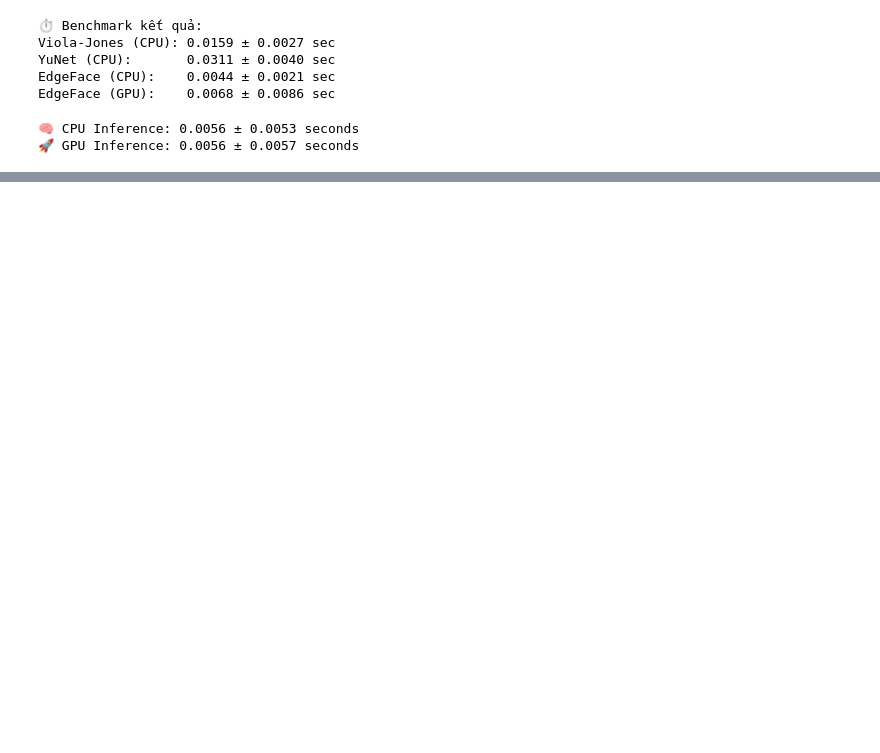
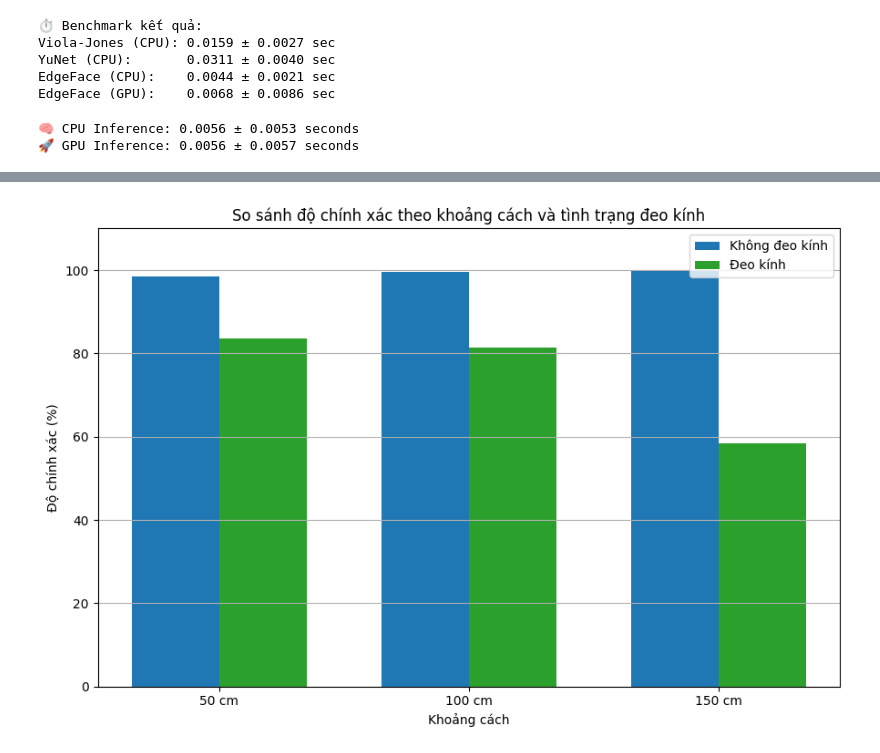
Before and after one commit to NLT22/DATN, a Jupyter notebook: test_perform.ipynb, the cells around one changed output, grey strips where cells are left out. Saved outputs shown, nothing was run; the diff lists cells and outputs as text; code cells hidden in the pictures; blank space fills up the shorter version.

```diff
--- a/test_perform.ipynb
+++ b/test_perform.ipynb
@@ -258,0 +509,35 @@ Mean diff score: 0.1384
+# %%
+import numpy as np
+import matplotlib.pyplot as plt
+
+# ==== NHẬP SỐ LIỆU TẠI ĐÂY ====
+distance_labels = ["50 cm", "100 cm", "150 cm"]
+
+# Độ chính xác (%) cho từng khoảng cách
+no_glasses_accuracy = np.array([98.5, 99.5, 100])   # ví dụ: không đeo kính
+glasses_accuracy = np.array([83.5, 81.5, 58.5])     # ví dụ: có đeo kính
+
+# ==== VẼ BIỂU ĐỒ ====
+bar_width = 0.35
+index = np.arange(len(distance_labels))
+
+fig, ax = plt.subplots(figsize=(9, 6))
+
+# Cột độ chính xác cho từng điều kiện
+ax.bar(index - bar_width/2, no_glasses_accuracy, bar_width, label='Không đeo kính', color='tab:blue')
+ax.bar(index + bar_width/2, glasses_accuracy, bar_width, label='Đeo kính', color='tab:green')
+
+# Gán nhãn và định dạng
+ax.set_xlabel("Khoảng cách")
+ax.set_ylabel("Độ chính xác (%)")
+ax.set_title("So sánh độ chính xác theo khoảng cách và tình trạng đeo kính")
+ax.set_xticks(index)
+ax.set_xticklabels(distance_labels)
+ax.set_ylim(0, 110)
+ax.legend()
+ax.grid(True, axis='y')
+
+plt.tight_layout()
+plt.show()
+# %% [output]
+[figure, added]
```
Also changed, not shown: parts of 7 cells of this notebook, 4 other files.
